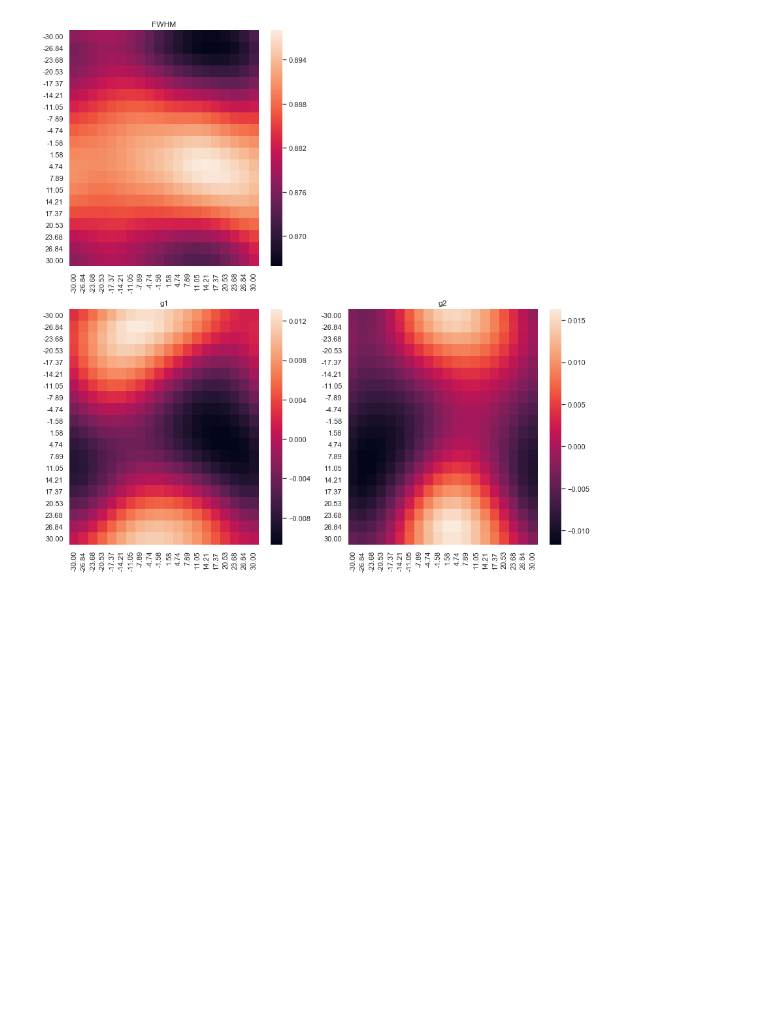
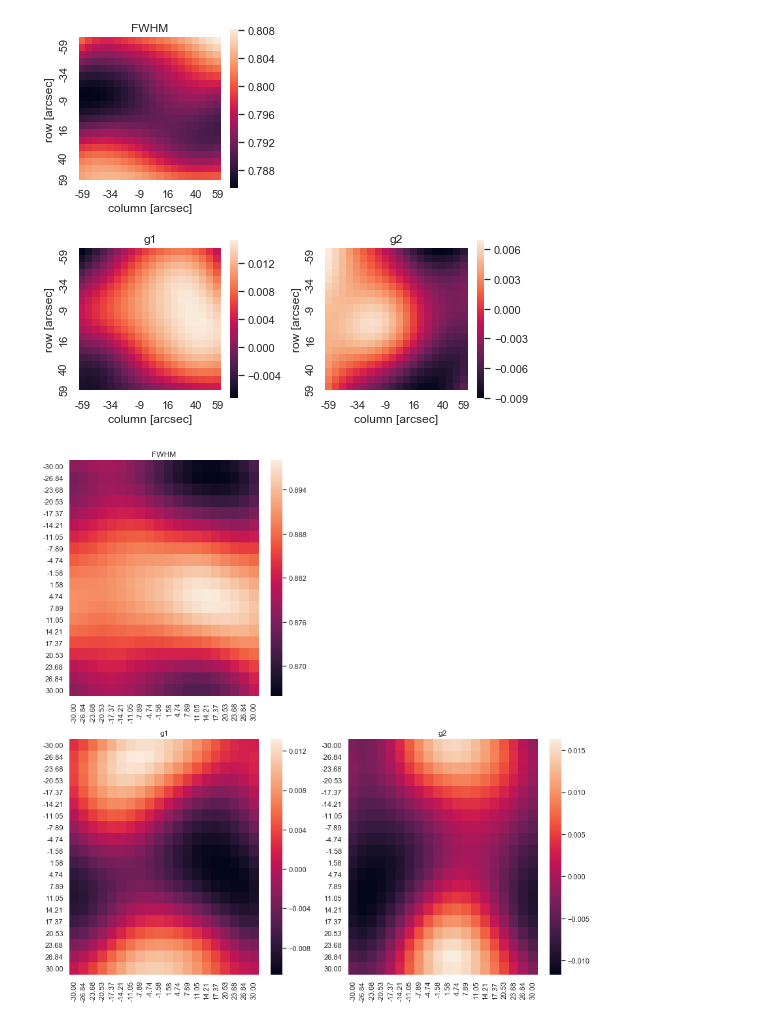
Before and after one commit to esheldon/metadetect, a Jupyter notebook: matts_simple_sims/v22/sim_testing.ipynb, the cells around one changed output. Saved outputs shown, nothing was run; the diff lists cells and outputs as text; code cells hidden in the pictures; blank space fills up the shorter version.

Commit message:
random changes; ignore images

```diff
--- a/matts_simple_sims/v22/sim_testing.ipynb
+++ b/matts_simple_sims/v22/sim_testing.ipynb
@@ -72,3 +39,54 @@ plt.tight_layout()
+# %%
+fig, axs = plt.subplots(nrows=2, ncols=2, figsize=(7, 6))
+
+xt = []
+for i, _x in enumerate(np.linspace(-im_size/2, im_size/2, n)):
+    if i % 4 == 0 or i == 0 or i == n - 1:
+        xt.append("%0.0f" % _x)
+    else:
+        xt.append('')
+
+ax = axs[0, 0]
+sns.heatmap(
+    fwhm,
+    ax=ax,
+    square=True,
+    xticklabels=xt,
+    yticklabels=xt)
+ax.set_xlabel('column [arcsec]')
+ax.set_ylabel('row [arcsec]')
+ax.set_title('FWHM')
+
+ax = axs[0, 1]
+ax.axis('off')
+
+ax = axs[1, 0]
+sns.heatmap(
+    g1,
+    ax=ax,
+    square=True,
+    xticklabels=xt,
+    yticklabels=xt)
+ax.set_xlabel('column [arcsec]')
+ax.set_ylabel('row [arcsec]')
+ax.set_title('g1')
+
+ax = axs[1, 1]
+sns.heatmap(
+    g2,
+    ax=ax,
+    square=True,
+    xticklabels=xt,
+    yticklabels=xt)
+ax.set_xlabel('column [arcsec]')
+ax.set_ylabel('row [arcsec]')
+ax.set_title('g2')
+
+plt.tight_layout()
+
+plt.savefig('/Users/Matt/Desktop/psf.png')
+# %% [output]
+[figure, added]
 # %%
 fig, axs = plt.subplots(nrows=1, ncols=2, figsize=(12, 6))
 
```
Also changed, not shown: parts of 1 cell of this notebook, 1 other file.
